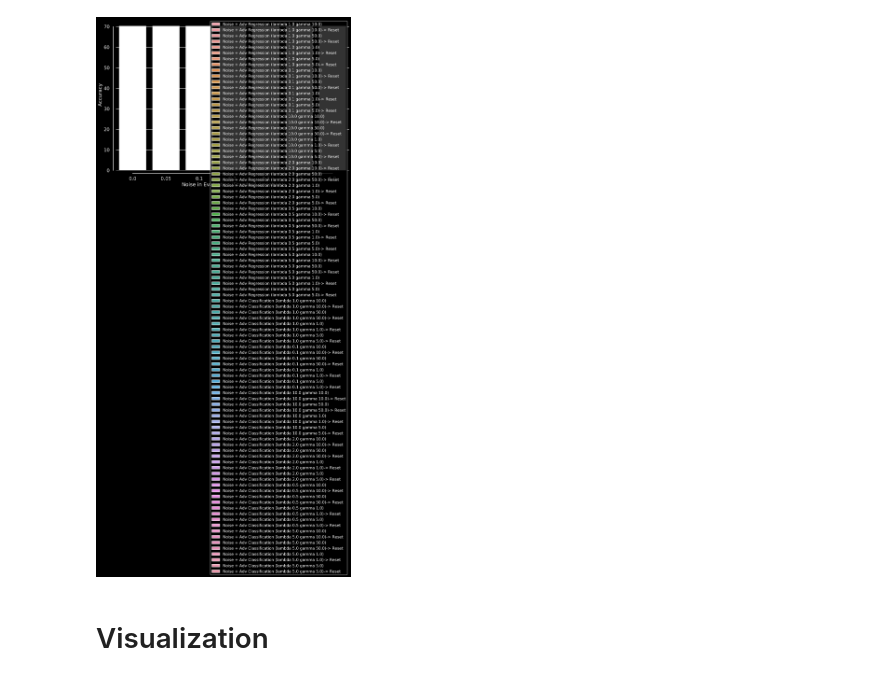
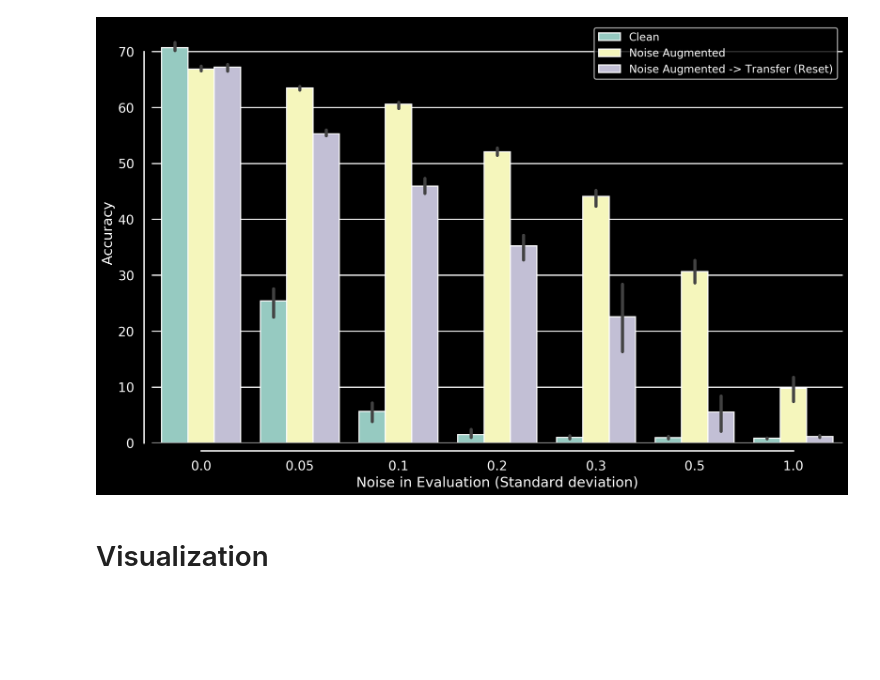
Before and after one commit to sinzlab/neural_cotraining, a Jupyter notebook: notebooks/analysis.ipynb, the cells around one changed output. Cells and saved outputs as stored; diff of their text form; code cells hidden in the pictures; blank space fills up the shorter version.

Commit message:
Extensive analysis of hidden representations

```diff
--- a/notebooks/analysis.ipynb
+++ b/notebooks/analysis.ipynb
@@ -44,3 +52,4 @@ KeyError: '[1] not found in axis'
 # %%
-analysis.add_data(experiments, TrainedTransferModel(), transfer_level=1)
+analysis.add_data(transfer_experiments, TrainedTransferModel(), transfer_level=1)
+analysis.df
 # %% [output]
@@ -63,0 +68,3 @@ analysis.df
+# %%
+analysis.add_data(transfer_experiments, TrainedTransferModel(), transfer_level=1)
+analysis.df
@@ -64,12 +82,13 @@ analysis.df
 # %%
 x = analysis.plot(to_plot="dev_noise_acc",
        noise_measure="std",
        kind=None,
        plot_method=sns.barplot,
-        save="logit_matching.png"
+        save="rep_matching",
+                  style="darktalk"
        )
 # %% [output]
-[figure, old version]
+[figure, new version]
 # %% [markdown]
 # Visualization
 # %%
```
Also changed, not shown: parts of 9 cells of this notebook, 8 other files.
